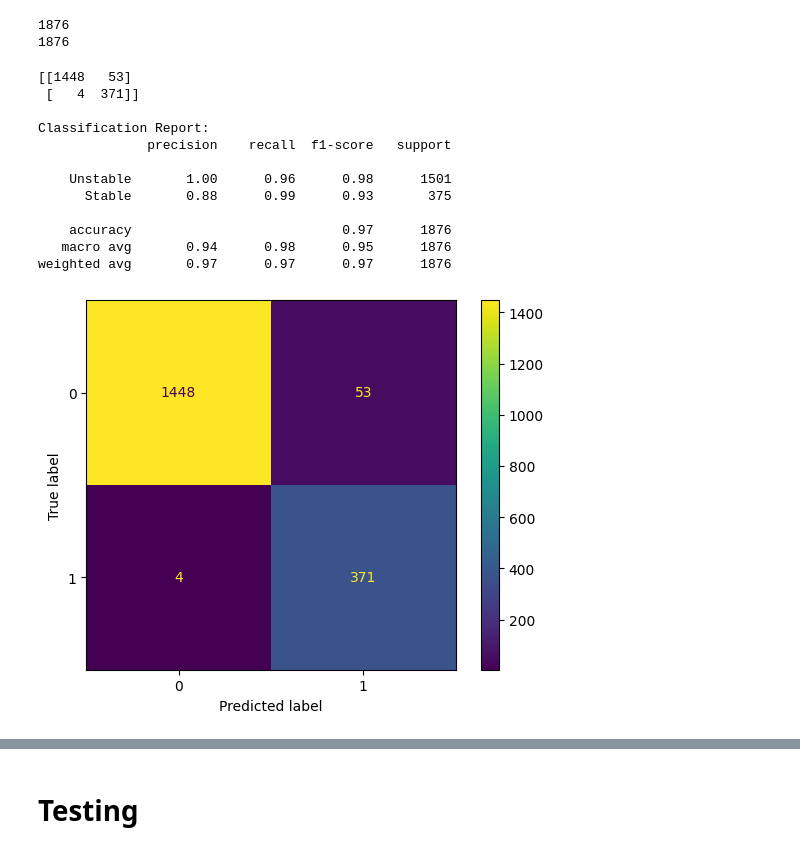
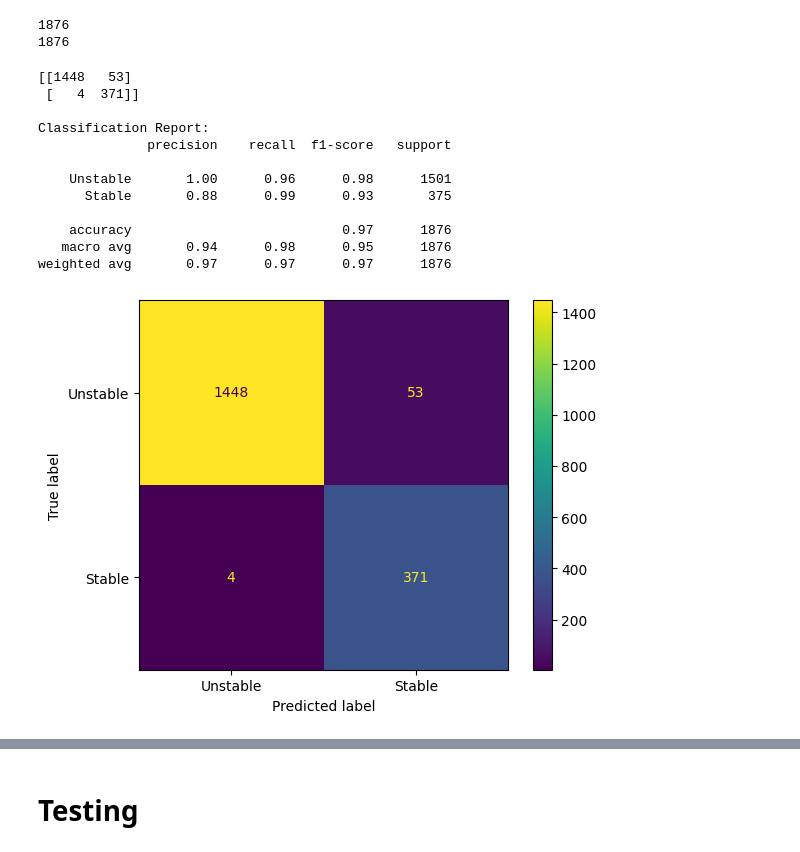
Before and after one commit to Prad-R/rainfall_stability_gnn, a Jupyter notebook: code_files/model_notebooks/precipitation_gauge_full_india.ipynb, the cells around one changed output, grey strips where cells are left out. Saved outputs shown, nothing was run; the diff lists cells and outputs as text; code cells hidden in the pictures.

Commit message:
modified code files and plots

```diff
--- a/code_files/model_notebooks/precipitation_gauge_full_india.ipynb
+++ b/code_files/model_notebooks/precipitation_gauge_full_india.ipynb
@@ -140,7 +140,7 @@ def make_year_wise_dict(dataframe, years=list(range(2015, 2023))):
     for row in dataframe.itertuples(index=False):
         loc_id = row.LOC_ID
 
-        year_wise_dict[loc_id] = {}
+        year_wise_dict[loc_id] = dict()
 
         for year in years:
             cols = year_columns[year]
@@ -1013,25 +995,25 @@ print(len(y_true))
 # %%
 cm = confusion_matrix(y_true, y_pred)
 print(cm)
 
-ConfusionMatrixDisplay(cm).plot()
+ConfusionMatrixDisplay(cm, display_labels=['Unstable', 'Stable']).plot()
 
 print('\nClassification Report:')
 print(classification_report(y_true, y_pred, target_names=['Unstable', 'Stable']))
 # %% [output]
 [[1448   53]
  [   4  371]]
 
 Classification Report:
               precision    recall  f1-score   support
 
     Unstable       1.00      0.96      0.98      1501
       Stable       0.88      0.99      0.93       375
 
     accuracy                           0.97      1876
    macro avg       0.94      0.98      0.95      1876
 weighted avg       0.97      0.97      0.97      1876
-[figure, old version]
+[figure, new version]
 # %%
 display_geo_map_optimized(
     dataframe=train_dataset,
```
Also changed, not shown: parts of 16 cells of this notebook, 4 other files.
